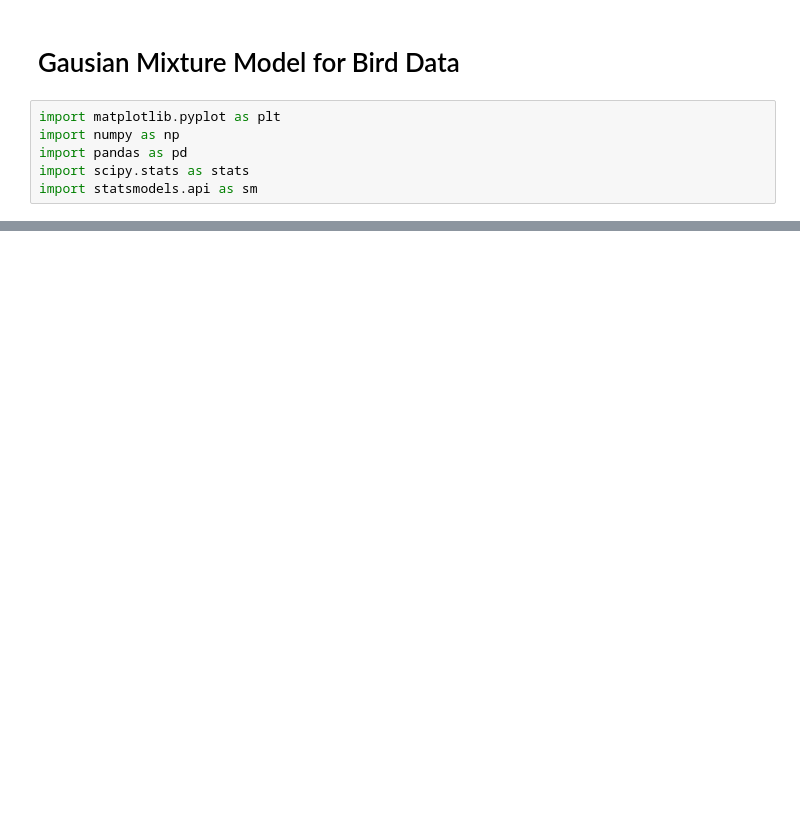
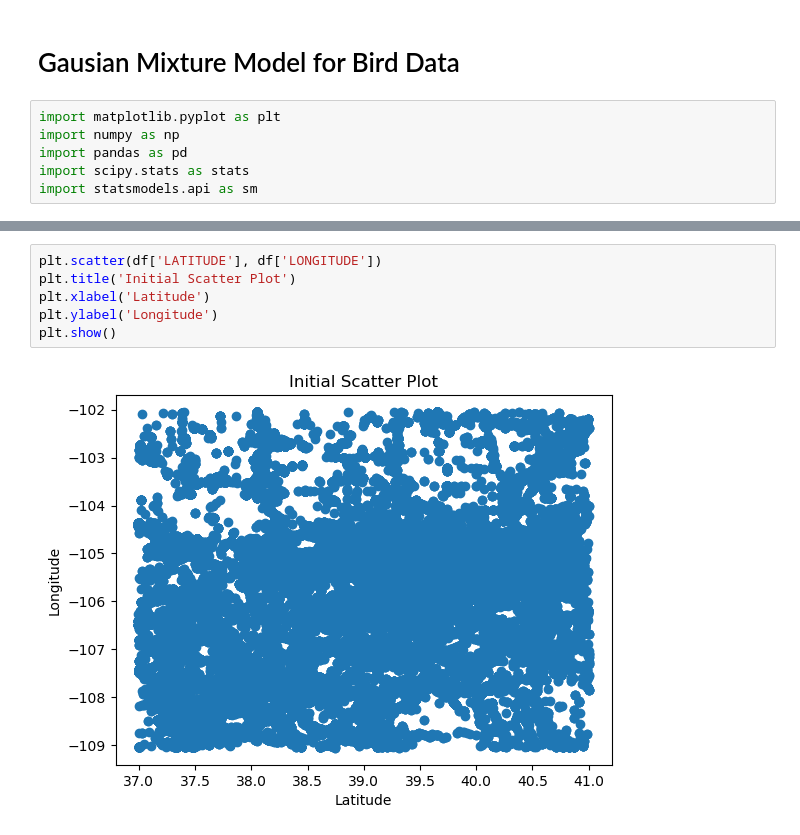
Before and after one commit to harley616/eBird-Data-Science, a Jupyter notebook: gmm.ipynb, the cells around one changed output, grey strips where cells are left out. Drawn from its saved outputs; the diff is of its cells as text; blank space fills up the shorter version.

```diff
--- a/gmm.ipynb
+++ b/gmm.ipynb
@@ -74,3 +109,11 @@ See the caveats in the documentation: https://pandas.pydata.org/pandas-docs/stab
+# %%
+plt.scatter(df['LATITUDE'], df['LONGITUDE'])
+plt.title('Initial Scatter Plot')
+plt.xlabel('Latitude')
+plt.ylabel('Longitude')
+plt.show()
+# %% [output]
+[figure, added]
 # %%
 plt.scatter(winter_df['LATITUDE'], winter_df['LONGITUDE'])
 plt.title('Winter Initial Scatter Plot')
```
Also changed, not shown: parts of 18 cells of this notebook.
